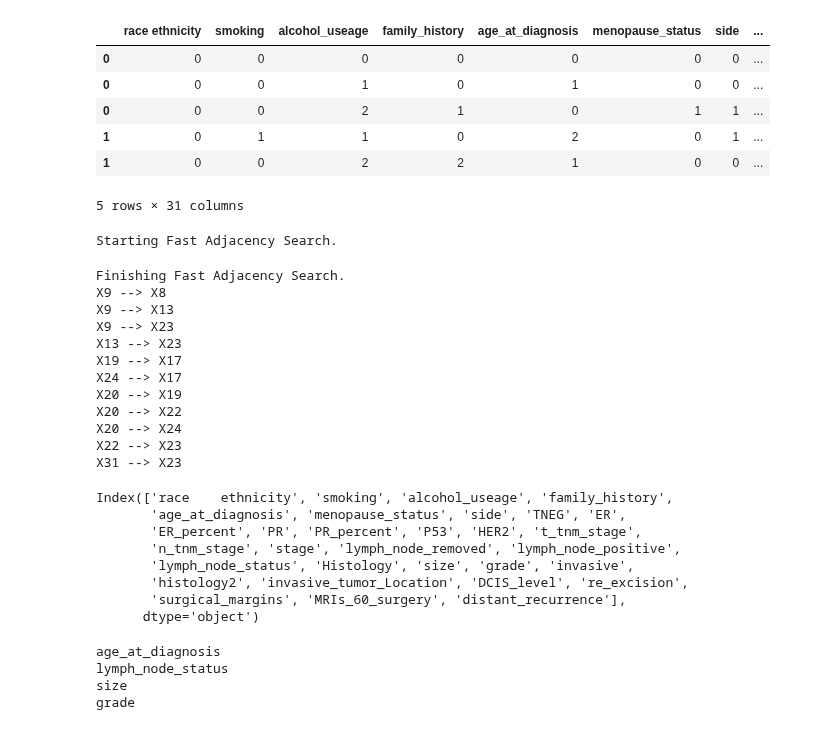
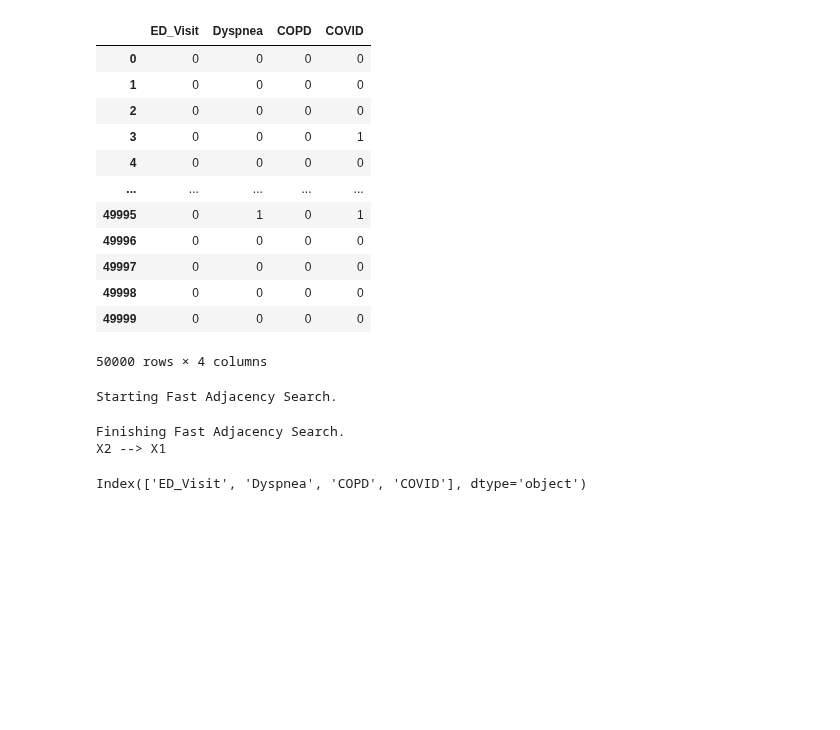
Before and after one commit to XiaJiang-2/CausalLearning, a Jupyter notebook: Algorithm Notebooks/FCI.ipynb, the cells around one changed output. Drawn from its saved outputs; the diff is of its cells as text; code cells hidden in the pictures; blank space fills up the shorter version.

```diff
--- a/Algorithm Notebooks/FCI.ipynb
+++ b/Algorithm Notebooks/FCI.ipynb
@@ -2,59 +2,47 @@
 from causallearn.search.ConstraintBased.FCI import fci
 import numpy as np
 import pandas as pd
-# %%
-df = pd.read_csv("C:/Users/17172/Desktop/CausalLearning/sample_data/LSM-15Year.txt", sep="\t")
-df.head()
-# %% [output]
-|  | race ethnicity | smoking | alcohol_useage | family_history | age_at_diagnosis | menopause_status | side | ... |
-| 0 | 0 | 0 | 0 | 0 | 0 | 0 | 0 | ... |
-| 0 | 0 | 0 | 1 | 0 | 1 | 0 | 0 | ... |
-| 0 | 0 | 0 | 2 | 1 | 0 | 1 | 1 | ... |
-| 1 | 0 | 1 | 1 | 0 | 2 | 0 | 1 | ... |
-| 1 | 0 | 0 | 2 | 2 | 1 | 0 | 0 | ... |
-5 rows × 31 columns
+# %%
+df = pd.read_csv("C:/Users/17172/Desktop/CausalLearning/sample_data/COVID3_4Nodes3.dat")
+df = df.replace(to_replace='No', value=0)
+df = df.replace(to_replace='Yes', value=1)
+df = df.replace(to_replace='Negtive', value=0)
+df = df.replace(to_replace='Positive', value=1)
+df
+# %% [output]
+|  | ED_Visit | Dyspnea | COPD | COVID |
+| 0 | 0 | 0 | 0 | 0 |
+| 1 | 0 | 0 | 0 | 0 |
+| 2 | 0 | 0 | 0 | 0 |
+| 3 | 0 | 0 | 0 | 1 |
+| 4 | 0 | 0 | 0 | 0 |
+| ... | ... | ... | ... | ... |
+| 49995 | 0 | 1 | 0 | 1 |
+| 49996 | 0 | 0 | 0 | 0 |
+| 49997 | 0 | 0 | 0 | 0 |
+| 49998 | 0 | 0 | 0 | 0 |
+| 49999 | 0 | 0 | 0 | 0 |
+50000 rows × 4 columns
 # %%
 data = df.to_numpy()
 G, edges = fci(data)
 # %% [output]
 Starting Fast Adjacency Search.
 Finishing Fast Adjacency Search.
-X9 --> X8
-X9 --> X13
-X9 --> X23
-X13 --> X23
-X19 --> X17
-X24 --> X17
-X20 --> X19
-X20 --> X22
-X20 --> X24
-X22 --> X23
-X31 --> X23
+X2 --> X1
 # %%
 from causallearn.utils.GraphUtils import GraphUtils
 # %%
 labels = df.columns
 labels
 # %% [output]
-Index(['race    ethnicity', 'smoking', 'alcohol_useage', 'family_history',
-       'age_at_diagnosis', 'menopause_status', 'side', 'TNEG', 'ER',
-       'ER_percent', 'PR', 'PR_percent', 'P53', 'HER2', 't_tnm_stage',
-       'n_tnm_stage', 'stage', 'lymph_node_removed', 'lymph_node_positive',
-       'lymph_node_status', 'Histology', 'size', 'grade', 'invasive',
-       'histology2', 'invasive_tumor_Location', 'DCIS_level', 're_excision',
-       'surgical_margins', 'MRIs_60_surgery', 'distant_recurrence'],
-      dtype='object')
+Index(['ED_Visit', 'Dyspnea', 'COPD', 'COVID'], dtype='object')
 # %%
-targetNode = G.get_node(name='X31')
-listOfAdjacents = G.get_adjacent_nodes(node=targetNode)
-for i in range(len(listOfAdjacents)):
-    parentString = listOfAdjacents[i].get_name()
-    parentString = parentString.replace('X', '')
-    print(labels[int(parentString)-1])
+# targetNode = G.get_node(name='X31')
+# listOfAdjacents = G.get_adjacent_nodes(node=targetNode)
+# for i in range(len(listOfAdjacents)):
+#     parentString = listOfAdjacents[i].get_name()
+#     parentString = parentString.replace('X', '')
+#     print(labels[int(parentString)-1])
-# %% [output]
-age_at_diagnosis
-lymph_node_status
-size
-grade
 # %%
 pdy = GraphUtils.to_pydot(G, labels=labels)
```
Also changed, not shown: parts of 1 cell of this notebook, 10 other files.
